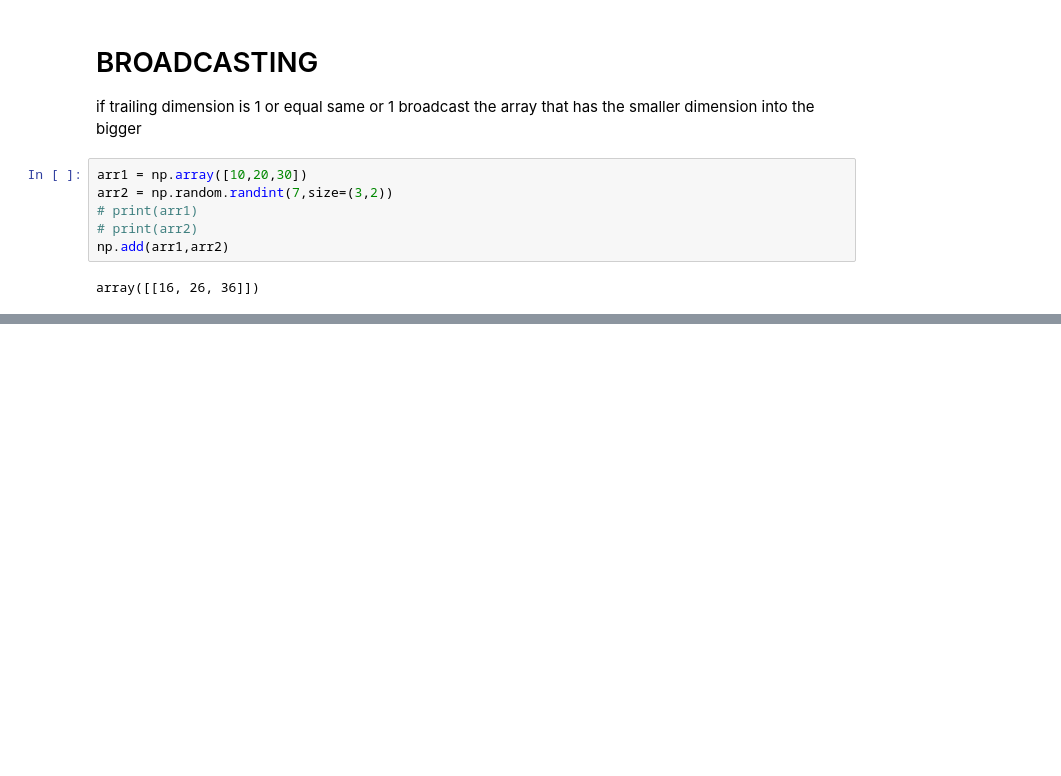
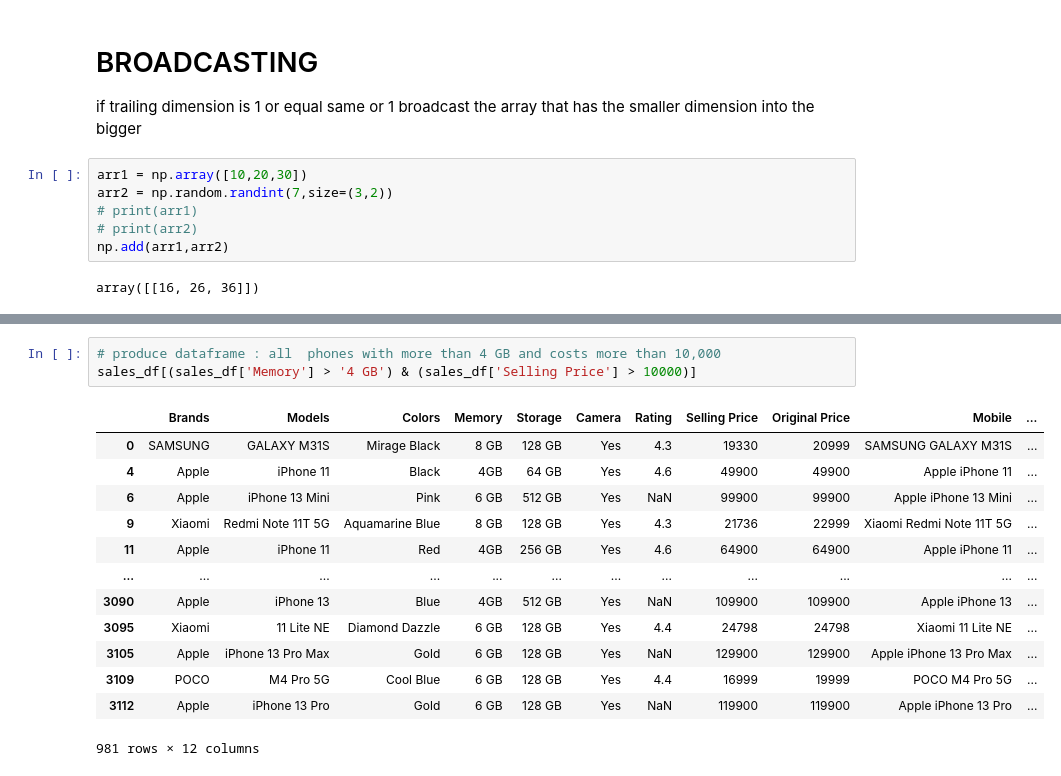
Before and after one commit to kibosivy/PY_DATA, a Jupyter notebook: main.ipynb, the cells around one changed output, grey strips where cells are left out. Drawn from its saved outputs; the diff is of its cells as text; blank space fills up the shorter version.

```diff
--- a/main.ipynb
+++ b/main.ipynb
@@ -336,0 +866,17 @@ array([[16, 26, 36]])
+# %%
+# produce dataframe : all  phones with more than 4 GB and costs more than 10,000
+sales_df[(sales_df['Memory'] > '4 GB') & (sales_df['Selling Price'] > 10000)]
+# %% [output]
+|  | Brands | Models | Colors | Memory | Storage | Camera | Rating | Selling Price | Original Price | Mobile | ... |
+| 0 | SAMSUNG | GALAXY M31S | Mirage Black | 8 GB | 128 GB | Yes | 4.3 | 19330 | 20999 | SAMSUNG GALAXY M31S | ... |
+| 4 | Apple | iPhone 11 | Black | 4GB | 64 GB | Yes | 4.6 | 49900 | 49900 | Apple iPhone 11 | ... |
+| 6 | Apple | iPhone 13 Mini | Pink | 6 GB | 512 GB | Yes | NaN | 99900 | 99900 | Apple iPhone 13 Mini | ... |
+| 9 | Xiaomi | Redmi Note 11T 5G | Aquamarine Blue | 8 GB | 128 GB | Yes | 4.3 | 21736 | 22999 | Xiaomi Redmi Note 11T 5G | ... |
+| 11 | Apple | iPhone 11 | Red | 4GB | 256 GB | Yes | 4.6 | 64900 | 64900 | Apple iPhone 11 | ... |
+| ... | ... | ... | ... | ... | ... | ... | ... | ... | ... | ... | ... |
+| 3090 | Apple | iPhone 13 | Blue | 4GB | 512 GB | Yes | NaN | 109900 | 109900 | Apple iPhone 13 | ... |
+| 3095 | Xiaomi | 11 Lite NE | Diamond Dazzle | 6 GB | 128 GB | Yes | 4.4 | 24798 | 24798 | Xiaomi 11 Lite NE | ... |
+| 3105 | Apple | iPhone 13 Pro Max | Gold | 6 GB | 128 GB | Yes | NaN | 129900 | 129900 | Apple iPhone 13 Pro Max | ... |
+| 3109 | POCO | M4 Pro 5G | Cool Blue | 6 GB | 128 GB | Yes | 4.4 | 16999 | 19999 | POCO M4 Pro 5G | ... |
+| 3112 | Apple | iPhone 13 Pro | Gold | 6 GB | 128 GB | Yes | NaN | 119900 | 119900 | Apple iPhone 13 Pro | ... |
+981 rows × 12 columns
```
Also changed, not shown: parts of 88 cells of this notebook, 12 other files.
